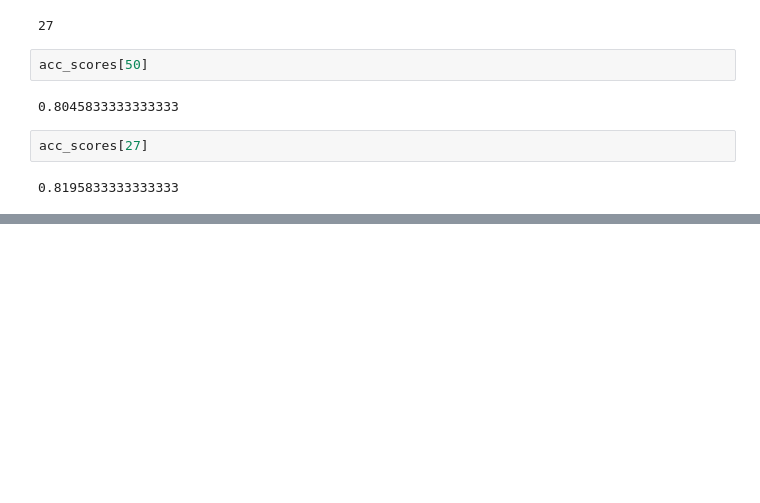
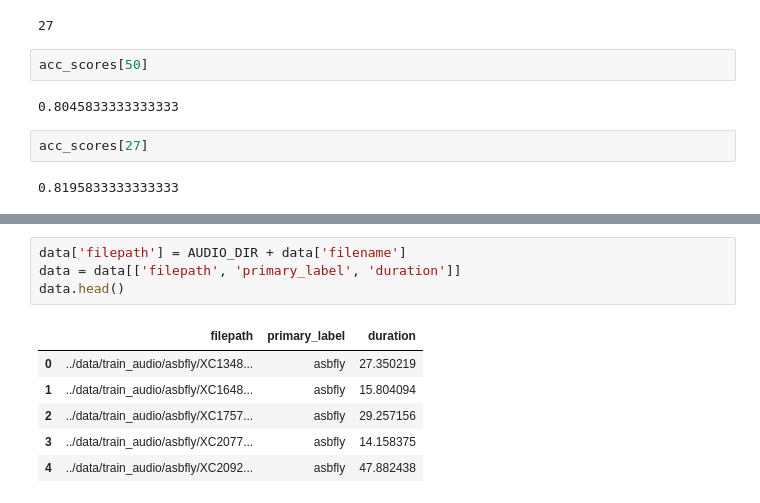
Before and after one commit to AmziJeffs/Erdos_birdCLEF, a Jupyter notebook: all scripts/Ashwin-Trial.ipynb, the cells around one changed output, grey strips where cells are left out. Saved outputs shown, nothing was run; the diff lists cells and outputs as text; blank space fills up the shorter version.

```diff
--- a/all scripts/Ashwin-Trial.ipynb
+++ b/all scripts/Ashwin-Trial.ipynb
@@ -368,0 +383,11 @@ acc_scores[27]
+# %%
+data['filepath'] = AUDIO_DIR + data['filename']
+data = data[['filepath', 'primary_label', 'duration']]
+data.head()
+# %% [output]
+|  | filepath | primary_label | duration |
+| 0 | ../data/train_audio/asbfly/XC1348... | asbfly | 27.350219 |
+| 1 | ../data/train_audio/asbfly/XC1648... | asbfly | 15.804094 |
+| 2 | ../data/train_audio/asbfly/XC1757... | asbfly | 29.257156 |
+| 3 | ../data/train_audio/asbfly/XC2077... | asbfly | 14.158375 |
+| 4 | ../data/train_audio/asbfly/XC2092... | asbfly | 47.882438 |
```
Also changed, not shown: parts of 30 cells of this notebook, 2 other files.
